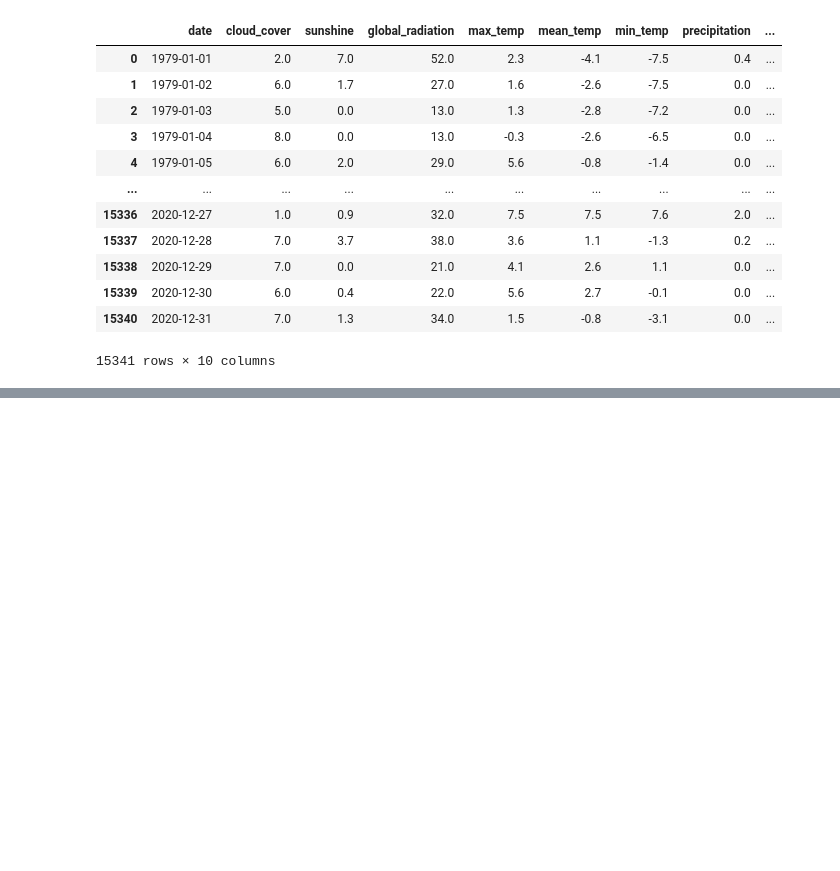
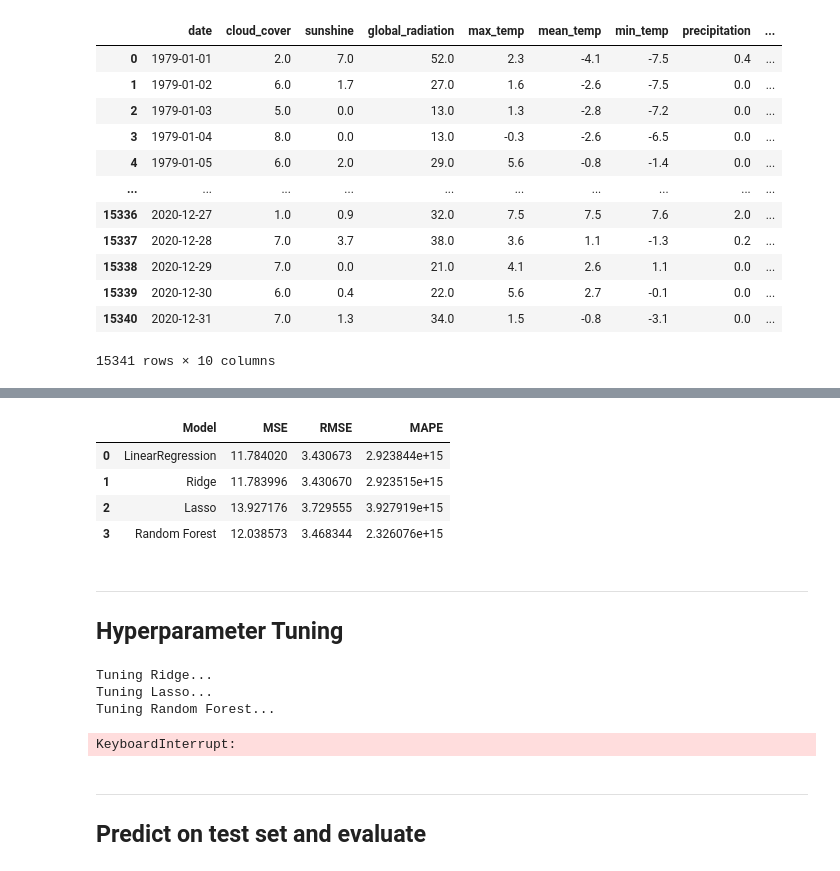
Before and after one commit to mardelmir/Team_Challenge_Deployment, a Jupyter notebook: notebooks/modelling_will.ipynb, the cells around one changed output, grey strips where cells are left out. Cells and saved outputs as stored; diff of their text form; code cells hidden in the pictures; blank space fills up the shorter version.

Commit message:
regression models

```diff
--- a/notebooks/modelling_will.ipynb
+++ b/notebooks/modelling_will.ipynb
@@ -51,0 +60,2 @@ df
+# %%
+X_train, X_test, y_train, y_test = train_test_split(df.drop('precipitation', axis=1),df['precipitation'],test_size=0.2,random_state=13)
@@ -51,0 +65,7 @@ df
+# %%
+algs = {
+    'Linea Regression': LinearRegression(),
+    'Ridge': Ridge(alpha=1),
+    'Lasso': Lasso(alpha=5000),
+    'Random Forest': RandomForestRegressor(random_state=13, n_estimators=500)
+    }
@@ -51,0 +75,38 @@ df
+# %%
+model_names = []
+mse = []
+rmse = []
+mape = []
+pipes = {}
+
+for name, alg in algs.items():
+    pipe = Pipeline(steps=[
+        ('scaler', StandardScaler()),
+        ('regressor', alg)
+    ])
+
+    CVresults = cross_validate(pipe, X_train, y_train, scoring=('neg_mean_squared_error','neg_root_mean_squared_error','neg_mean_absolute_percentage_error'))
+
+    model_names.append(name)
+    mse.append(-np.mean(CVresults['test_neg_mean_squared_error']))
+    rmse.append(-np.mean(CVresults['test_neg_root_mean_squared_error']))
+    mape.append(-np.mean(CVresults['test_neg_mean_absolute_percentage_error']))
+    pipes[name] = pipe
+
+cvResultsDF = pd.DataFrame({
+    'Model': model_names,
+    'MSE': mse,
+    'RMSE': rmse,
+    'MAPE': mape
+})
+# %%
+cvResultsDF
+# %% [output]
+|  | Model | MSE | RMSE | MAPE |
+| 0 | LinearRegression | 11.784020 | 3.430673 | 2.923844e+15 |
+| 1 | Ridge | 11.783996 | 3.430670 | 2.923515e+15 |
+| 2 | Lasso | 13.927176 | 3.729555 | 3.927919e+15 |
+| 3 | Random Forest | 12.038573 | 3.468344 | 2.326076e+15 |
+# %% [markdown]
+---
+## Hyperparameter Tuning
@@ -51,0 +136,28 @@ df
+# %%
+for name, pipe in pipes.items():
+    if name == 'LinearRegression':
+        continue
+
+    if name == 'Ridge':
+        params = ridge_params
+    elif name == 'Lasso':
+        params = lasso_params
+    elif name == 'Random Forest':
+        params = rf_params
+    else:
+        raise ValueError(f'Unknown model name: {name}')
+
+    print(f'Tuning {name}...')
+    gs = GridSearchCV(pipes[name], param_grid=params, cv=5, scoring='neg_mean_squared_error')
+    gs.fit(X_train, y_train)
+
+    best = gs.best_estimator_
+    best_models[name] = best
+# %% [output]
+Tuning Ridge...
+Tuning Lasso...
+Tuning Random Forest...
+KeyboardInterrupt:
+# %% [markdown]
+---
+## Predict on test set and evaluate
```
Also changed, not shown: parts of 14 cells of this notebook, 1 other file.
